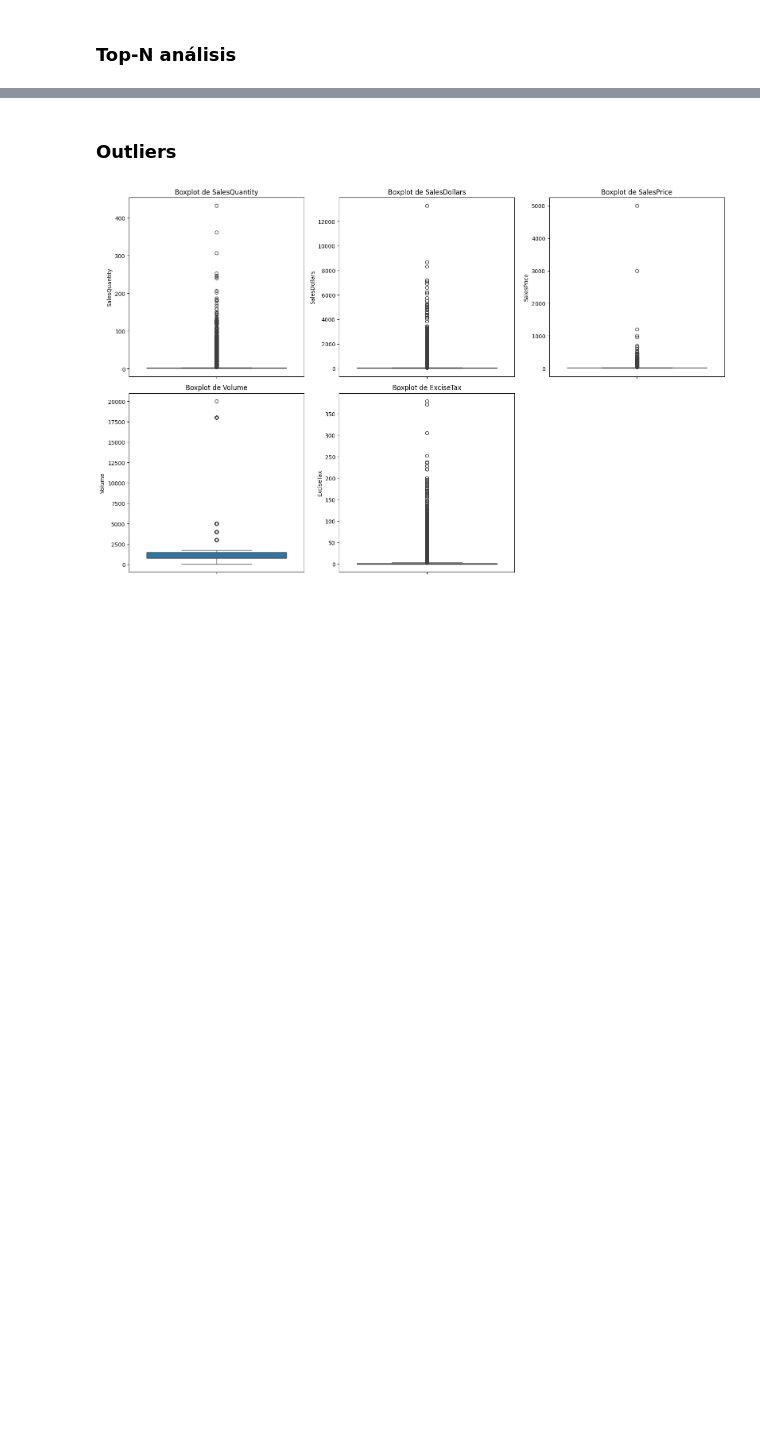
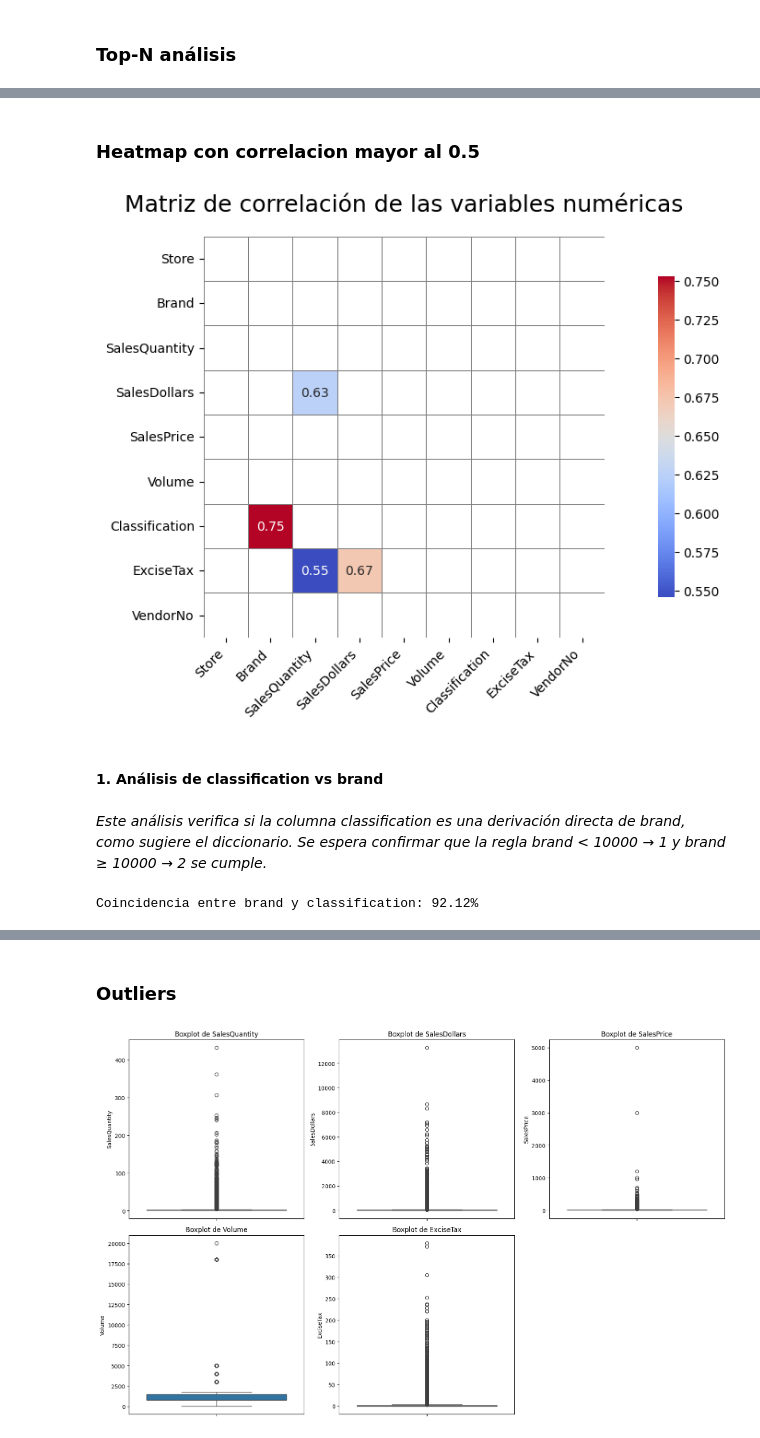
Before and after one commit to Rafael-Aguayo/Proyecto_Final_Grupo_2, a Jupyter notebook: EDA_Trabajos/eda_sales_final.ipynb, the cells around one changed output, grey strips where cells are left out. Saved outputs shown, nothing was run; the diff lists cells and outputs as text; code cells hidden in the pictures; blank space fills up the shorter version.

```diff
--- a/EDA_Trabajos/eda_sales_final.ipynb
+++ b/EDA_Trabajos/eda_sales_final.ipynb
@@ -235,0 +222,56 @@ Passing `palette` without assigning `hue` is deprecated and will be removed in v
+# %% [markdown]
+### Heatmap con correlacion mayor al 0.5
+# %%
+# Seleccionamos solo las columnas numéricas
+numeric_df = df.select_dtypes(include=[np.number])
+
+# Matriz de correlación
+correlation_matrix = numeric_df.corr()
+
+# Máscara para triángulo superior
+mask = np.triu(np.ones_like(correlation_matrix, dtype=bool))
+
+# Filtrar correlaciones fuertes
+correlation_matrix_filtered = correlation_matrix[(abs(correlation_matrix) > 0.5)]
+
+# Crear el heatmap
+plt.figure(figsize=(12, 6))
+heatmap = sns.heatmap(
+    correlation_matrix_filtered,
+    mask=mask,
+    annot=True,
+    fmt=".2f",
+    cmap="coolwarm",
+    linewidths=0.5,              # líneas entre celdas
+    linecolor='gray',            # color de líneas
+    cbar_kws={'shrink': 0.8},    # barra de color más compacta
+    square=True,                 # celdas cuadradas
+    annot_kws={"size": 10},      # tamaño de texto
+)
+
+plt.title('Matriz de correlación de las variables numéricas', fontsize=18, pad=20)
+plt.xticks(rotation=45, ha='right')
+plt.yticks(rotation=0)
+plt.grid(False)  # desactiva grid externo (ya hay líneas internas)
+plt.tight_layout()
+plt.show()
+# %% [output]
+[figure, added]
+# %% [markdown]
+#### 1. Análisis de classification vs brand
+# %% [markdown]
+_Este análisis verifica si la columna classification es una derivación directa de brand, como sugiere el diccionario. Se espera confirmar que la regla brand < 10000 → 1 y brand ≥ 10000 → 2 se cumple._
+# %%
+# Creamos una columna auxiliar que aplica la regla esperada
+df['check_classification'] = df['Brand'].apply(lambda x: 1 if x < 10000 else 2)
+
+# Comparamos si coincide con la columna original classification
+coincidencia = (df['check_classification'] == df['Classification']).mean()
+
+# Mostramos el porcentaje de coincidencia
+print(f"Coincidencia entre brand y classification: {coincidencia:.2%}")
+
+# Eliminamos la columna auxiliar si no se necesita
+df.drop(columns='check_classification', inplace=True)
+# %% [output]
+Coincidencia entre brand y classification: 92.12%
```
Also changed, not shown: parts of 28 cells of this notebook.
